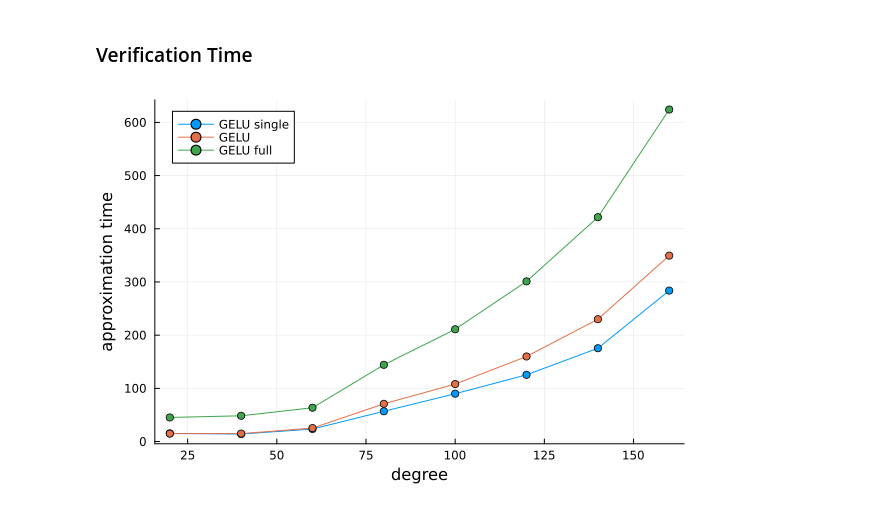
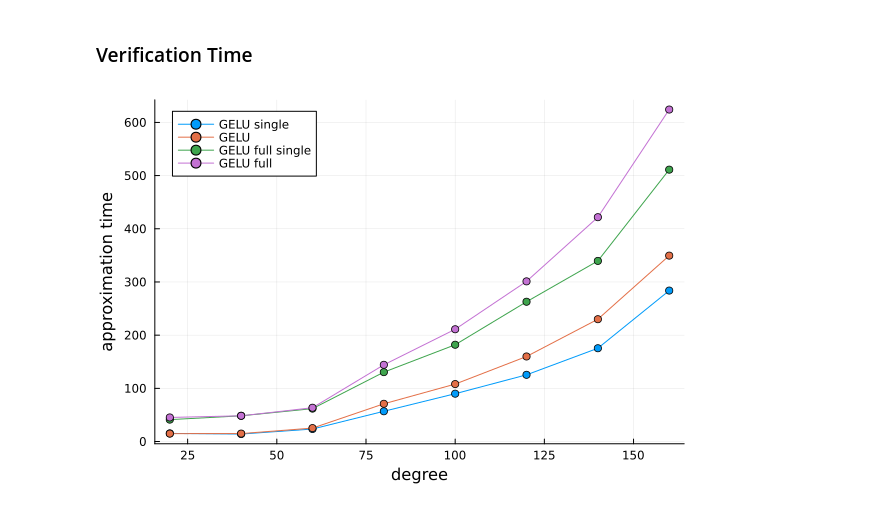
Before and after one commit to phK3/VeryDiffPolyExperiments, a Jupyter notebook: analysis/gelu/ablation.ipynb, the cells around one changed output. Saved outputs shown, nothing was run; the diff lists cells and outputs as text; code cells hidden in the pictures.

```diff
--- a/analysis/gelu/ablation.ipynb
+++ b/analysis/gelu/ablation.ipynb
@@ -141,7 +148,7 @@ Dict{String, Any} with 10 entries:
   "ϵ_samples"           => Any[20.8874, 6.36808, 3.7711, 2.37107, 1.62673, 1.37…
   "ϵs"                  => Any[58.518, 13.6346, 7.92761, 5.87445, 4.66307, 3.83…
 # %%
-collins_gelu_full_result_path = joinpath(@__DIR__, "..", "..", "results", "gelu", "collins", "NN_rul_window_20_gelu_1e-3l1_kernel_size_results_2026-04-22T17:10:12.909.jld2")
-collins_gelu_full_results = load(collins_gelu_full_result_path)["result_dict"]
+collins_gelu_full_single_result_path = joinpath(@__DIR__, "..", "..", "results", "gelu", "collins", "NN_rul_window_20_gelu_1e-3l1_kernel_size_results_2026-04-23T12:47:05.795.jld2")
+collins_gelu_full_single_results = load(collins_gelu_full_single_result_path)["result_dict"]
 # %% [output]
 Dict{String, Any} with 10 entries:
@@ -189,8 +215,9 @@ plot!(collins_gelu_full_results["degrees"], collins_gelu_full_results["t_approxs
 # %%
 plot(xlabel="degree", ylabel="approximation time", legend=:topleft)
 
 plot!(collins_gelu_single_results["degrees"], collins_gelu_single_results["t_verifies"], label="GELU single", markershape=:circle, color=1)
 plot!(collins_gelu_results["degrees"], collins_gelu_results["t_verifies"], label="GELU", markershape=:circle, color=2)
-plot!(collins_gelu_full_results["degrees"], collins_gelu_full_results["t_verifies"], label="GELU full", markershape=:circle, color=3)
+plot!(collins_gelu_full_single_results["degrees"], collins_gelu_full_single_results["t_verifies"], label="GELU full single", markershape=:circle, color=3)
+plot!(collins_gelu_full_results["degrees"], collins_gelu_full_results["t_verifies"], label="GELU full", markershape=:circle, color=4)
 # %% [output]
-[figure, old version]
+[figure, new version]
```
Also changed, not shown: parts of 5 cells of this notebook.
